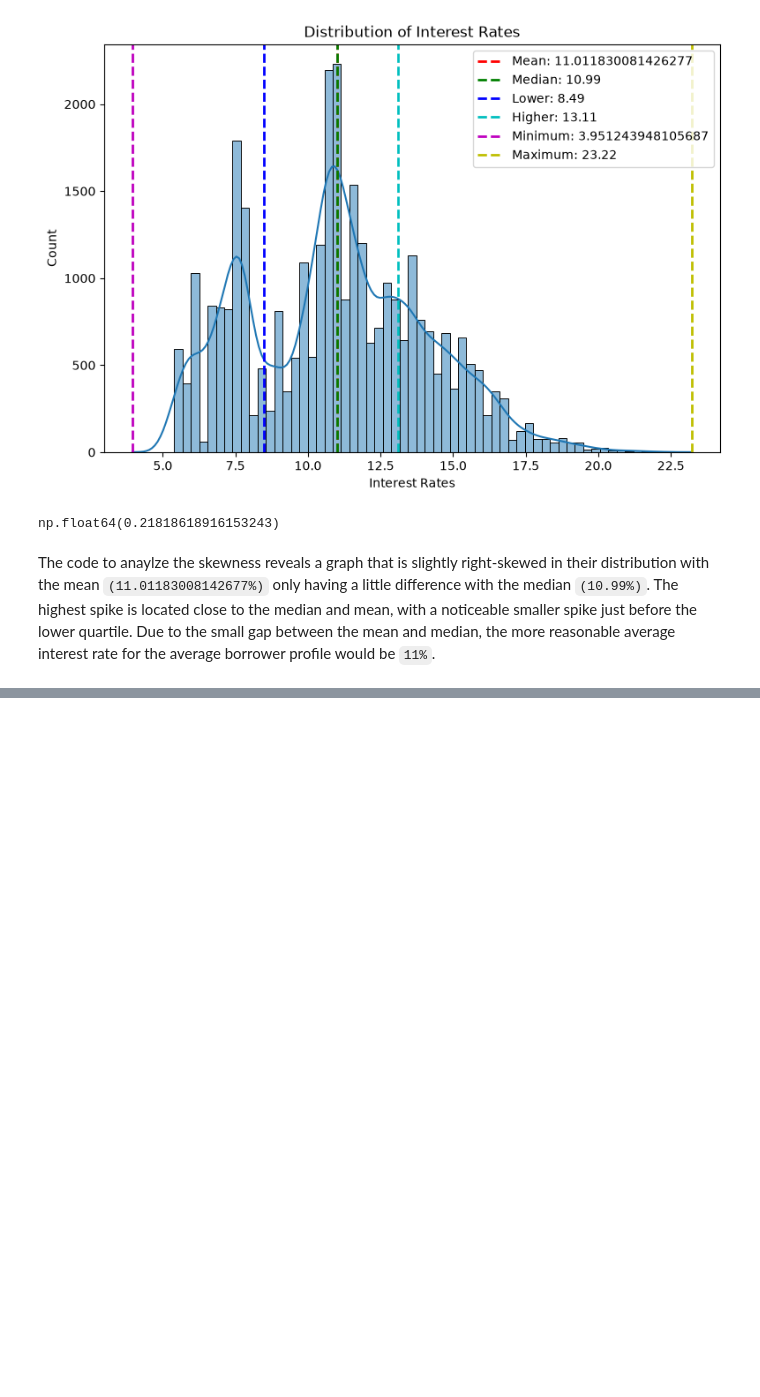
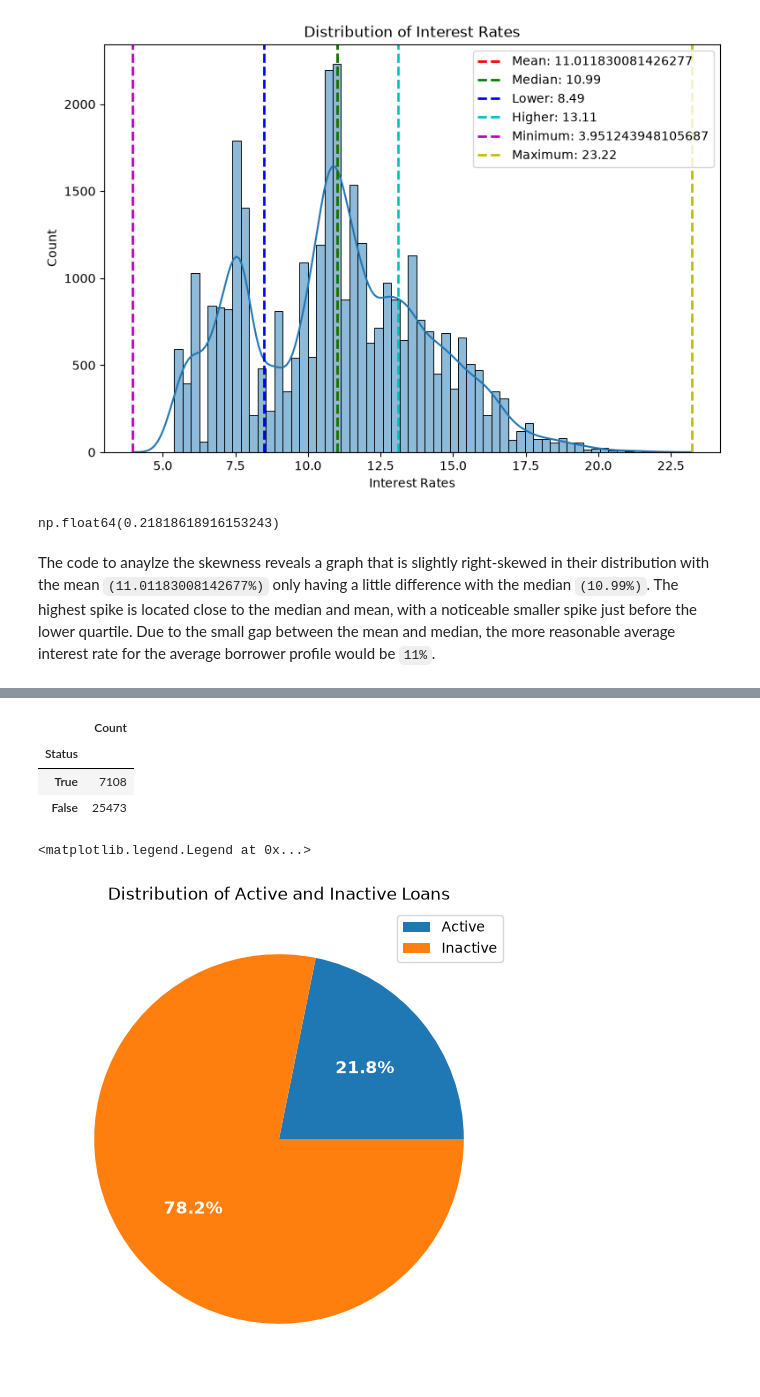
Before and after one commit to Lastlight10/credit_load_risk_data_analysis, a Jupyter notebook: 2_data_analysis_exploration.ipynb, the cells around one changed output, grey strips where cells are left out. Cells and saved outputs as stored; diff of their text form; code cells hidden in the pictures; blank space fills up the shorter version.

Commit message:
finished all the columns analysis, still need correlations and answers

```diff
--- a/2_data_analysis_exploration.ipynb
+++ b/2_data_analysis_exploration.ipynb
@@ -704,0 +680,4 @@ The bar chart shows that the home ownership with the highest average of income i
+# %%
+loan_statuses = pd.read_csv('cleaned_data/cleaned_loan_status.csv')
+loan_statuses.info()
+loan_statuses.describe()
@@ -704,0 +698,36 @@ The bar chart shows that the home ownership with the highest average of income i
+# %%
+loan_statuses = loan_statuses.rename_axis('Count')
+loan_statuses = loan_statuses.rename(columns={'Clean_loan_status':'Status'})
+
+true_count = loan_statuses[loan_statuses['Status']].count()
+false_count = loan_statuses[~loan_statuses['Status']].count()
+
+status_counts = pd.DataFrame([
+  true_count,
+  false_count
+], index=['True','False']
+)
+
+status_counts = status_counts.rename_axis('Status')
+status_counts = status_counts.rename(columns={'Status':'Count'})
+
+status_counts
+# %% [output]
+|  | Count |
+| Status |  |
+| True | 7108 |
+| False | 25473 |
+# %%
+fig, ax = plt.subplots(figsize=(9,6))
+
+pie = ax.pie(
+  status_counts['Count'],
+  autopct='%1.1f%%',
+  textprops=dict(color='w',fontsize=12, weight='bold')
+  )
+
+ax.set_title('Distribution of Active and Inactive Loans')
+ax.legend(labels=['Active','Inactive'])
+# %% [output]
+<matplotlib.legend.Legend at 0x...>
+[figure, added]
```
Also changed, not shown: parts of 24 cells of this notebook, 1 other file.
